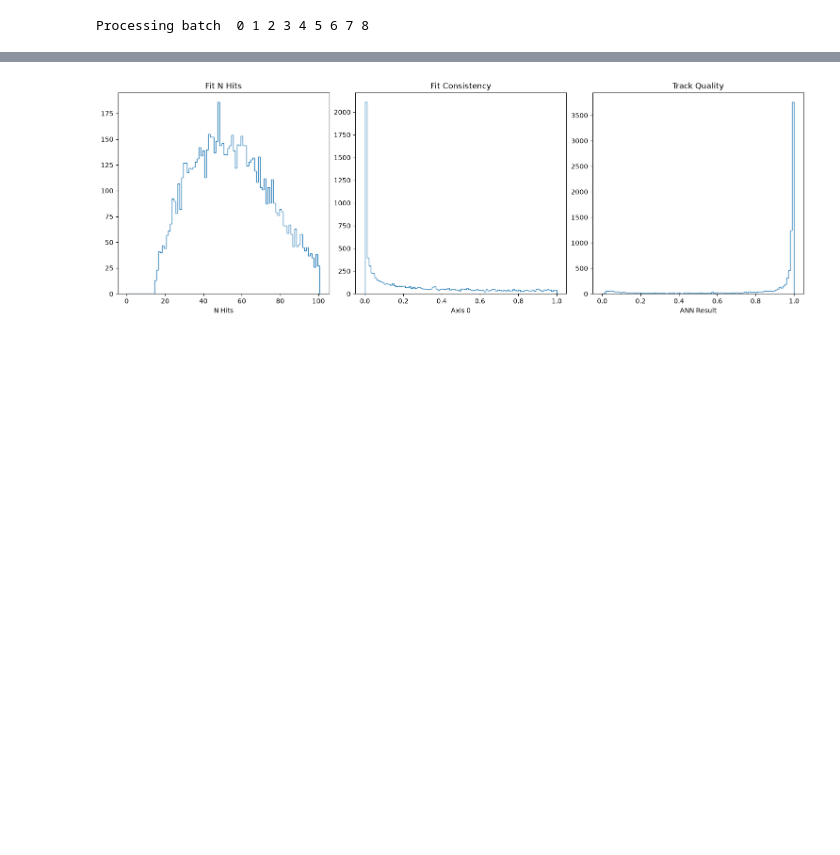
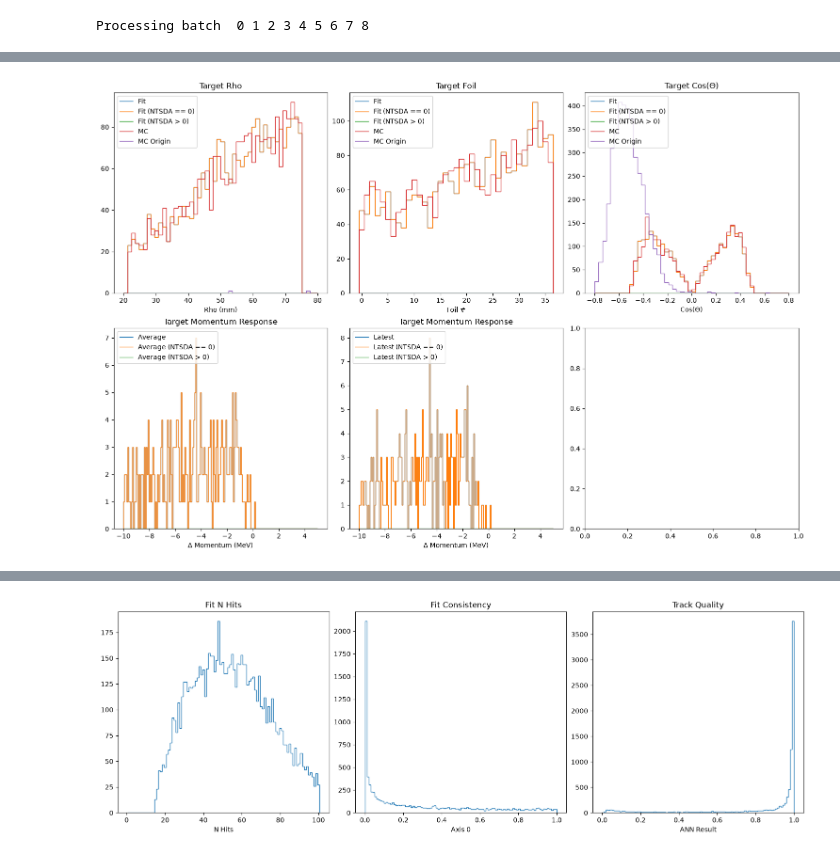
Before and after one commit to LBLmu2e/TrkAna, a Jupyter notebook: DeRes.ipynb, the cells around one changed output, grey strips where cells are left out. Saved outputs shown, nothing was run; the diff lists cells and outputs as text; code cells hidden in the pictures; blank space fills up the shorter version.

```diff
--- a/DeRes.ipynb
+++ b/DeRes.ipynb
@@ -42,5 +38,7 @@ Processing batch  0 1 2 3 4 5 6 7 8
 # %%
-#de.PlotTarget()
+de.PlotTarget()
+# %% [output]
+[figure, added]
 # %%
 de.PlotTrackerMomentum()
 # %% [output]
```
Also changed, not shown: parts of 5 cells of this notebook.
